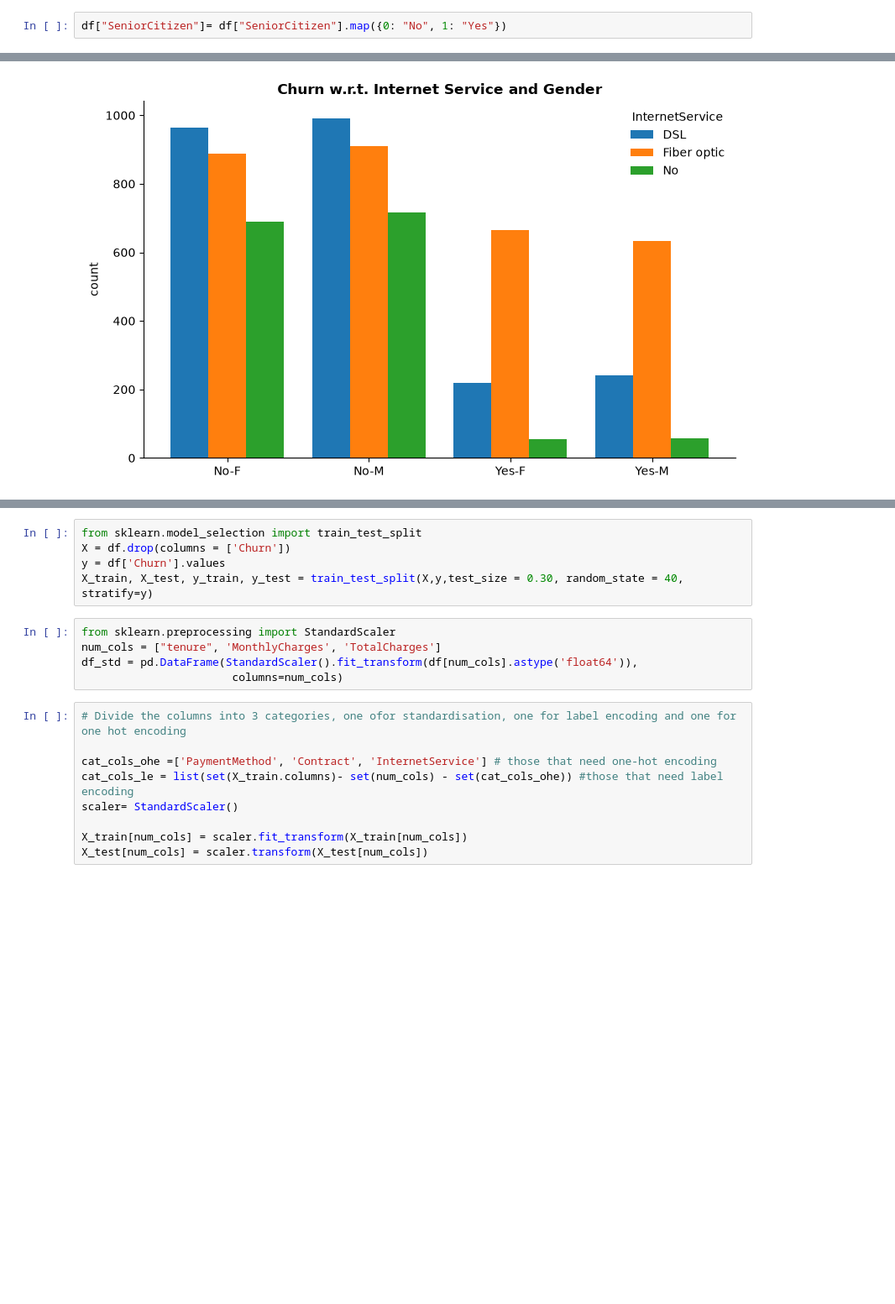
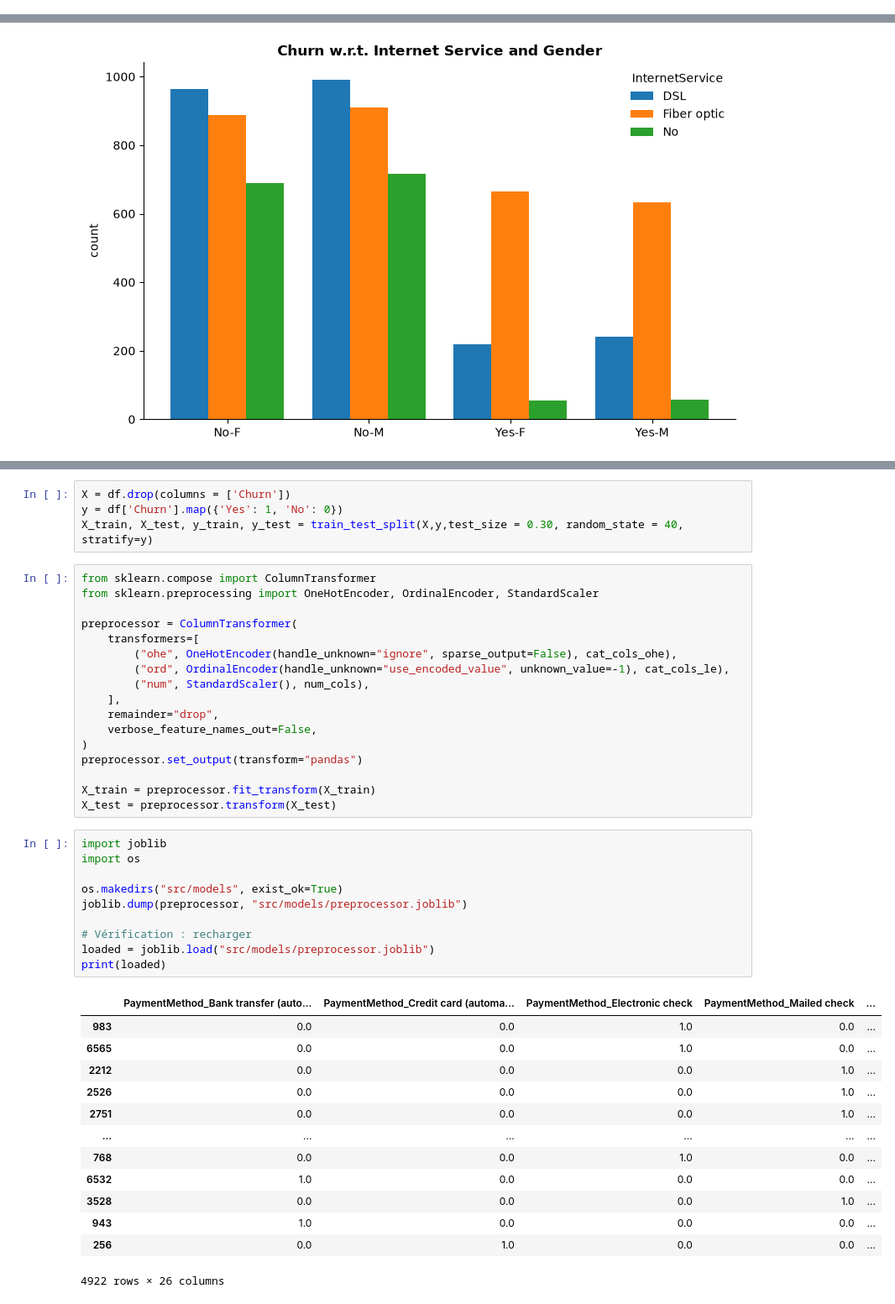
Before and after one commit to Amine-Gharout/Churn-Sentinel-MLOps-Pipeline-with-Automated-Retraining, a Jupyter notebook: notebooks/EDA.ipynb, the cells around one changed output, grey strips where cells are left out. Shown at 84% size. Saved outputs shown, nothing was run; the diff lists cells and outputs as text; blank space fills up the shorter version.

Commit message:
adding_the_transformer

```diff
--- a/notebooks/EDA.ipynb
+++ b/notebooks/EDA.ipynb
@@ -139,7 +146,5 @@ msno.matrix(df)
 # %% [output]
 <Axes: >
 [figure]
-# %%
-df["SeniorCitizen"]= df["SeniorCitizen"].map({0: "No", 1: "Yes"})
 # %%
 df.describe(include=['object'])
@@ -286,19 +276,45 @@ Name: Churn, dtype: float64
-# %%
-from sklearn.model_selection import train_test_split
-X = df.drop(columns = ['Churn'])
-y = df['Churn'].values
-X_train, X_test, y_train, y_test = train_test_split(X,y,test_size = 0.30, random_state = 40, stratify=y)
-# %%
-from sklearn.preprocessing import StandardScaler
-num_cols = ["tenure", 'MonthlyCharges', 'TotalCharges']
-df_std = pd.DataFrame(StandardScaler().fit_transform(df[num_cols].astype('float64')),
-                       columns=num_cols)
-# %%
-# Divide the columns into 3 categories, one ofor standardisation, one for label encoding and one for one hot encoding
-
-cat_cols_ohe =['PaymentMethod', 'Contract', 'InternetService'] # those that need one-hot encoding
-cat_cols_le = list(set(X_train.columns)- set(num_cols) - set(cat_cols_ohe)) #those that need label encoding
-scaler= StandardScaler()
-
-X_train[num_cols] = scaler.fit_transform(X_train[num_cols])
-X_test[num_cols] = scaler.transform(X_test[num_cols])
+# %%
+X = df.drop(columns = ['Churn'])
+y = df['Churn'].map({'Yes': 1, 'No': 0})
+X_train, X_test, y_train, y_test = train_test_split(X,y,test_size = 0.30, random_state = 40, stratify=y)
+# %%
+from sklearn.compose import ColumnTransformer
+from sklearn.preprocessing import OneHotEncoder, OrdinalEncoder, StandardScaler
+
+preprocessor = ColumnTransformer(
+    transformers=[
+        ("ohe", OneHotEncoder(handle_unknown="ignore", sparse_output=False), cat_cols_ohe),
+        ("ord", OrdinalEncoder(handle_unknown="use_encoded_value", unknown_value=-1), cat_cols_le),
+        ("num", StandardScaler(), num_cols),
+    ],
+    remainder="drop",
+    verbose_feature_names_out=False,
+)
+preprocessor.set_output(transform="pandas")
+
+X_train = preprocessor.fit_transform(X_train)
+X_test = preprocessor.transform(X_test)
+# %%
+import joblib
+import os
+
+os.makedirs("src/models", exist_ok=True)
+joblib.dump(preprocessor, "src/models/preprocessor.joblib")
+
+# Vérification : recharger
+loaded = joblib.load("src/models/preprocessor.joblib")
+print(loaded)
+# %% [output]
+|  | PaymentMethod_Bank transfer (auto... | PaymentMethod_Credit card (automa... | PaymentMethod_Electronic check | PaymentMethod_Mailed check | ... |
+| 983 | 0.0 | 0.0 | 1.0 | 0.0 | ... |
+| 6565 | 0.0 | 0.0 | 1.0 | 0.0 | ... |
+| 2212 | 0.0 | 0.0 | 0.0 | 1.0 | ... |
+| 2526 | 0.0 | 0.0 | 0.0 | 1.0 | ... |
+| 2751 | 0.0 | 0.0 | 0.0 | 1.0 | ... |
+| ... | ... | ... | ... | ... | ... |
+| 768 | 0.0 | 0.0 | 1.0 | 0.0 | ... |
+| 6532 | 1.0 | 0.0 | 0.0 | 0.0 | ... |
+| 3528 | 0.0 | 0.0 | 0.0 | 1.0 | ... |
+| 943 | 1.0 | 0.0 | 0.0 | 0.0 | ... |
+| 256 | 0.0 | 1.0 | 0.0 | 0.0 | ... |
+4922 rows × 26 columns
```
Also changed, not shown: parts of 7 cells of this notebook, 6 other files.
